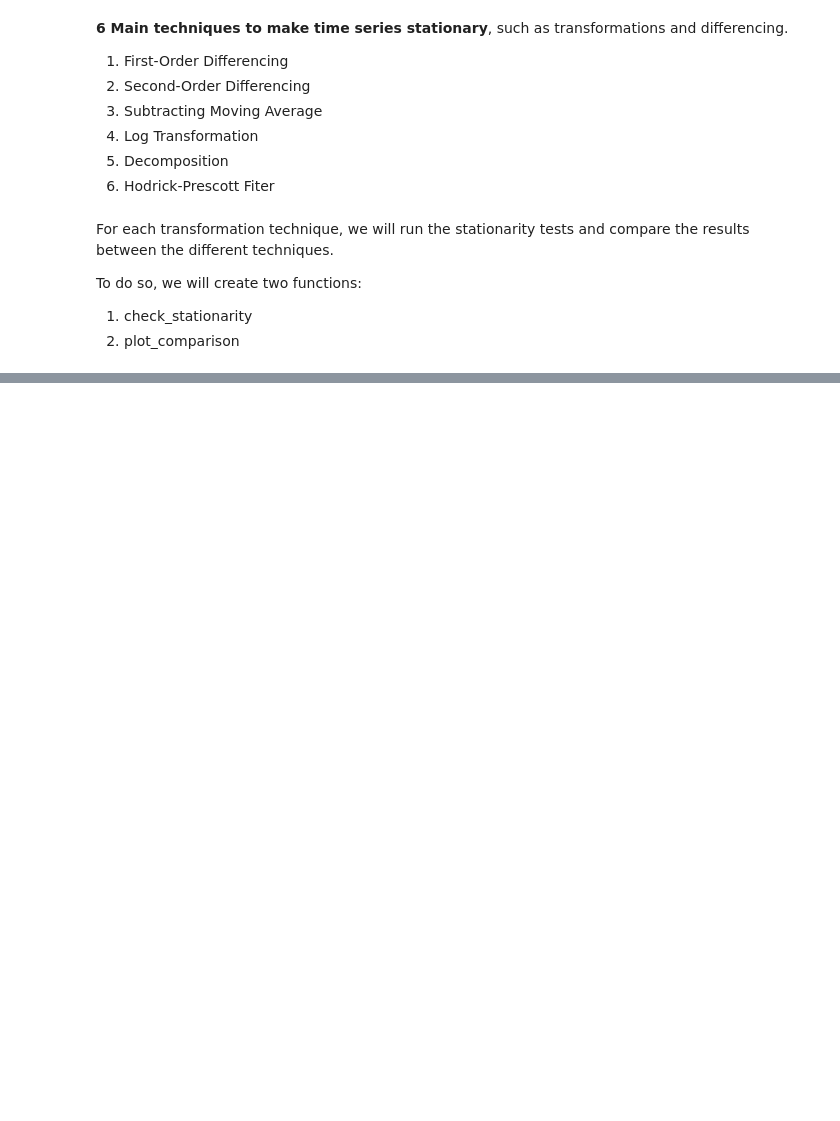
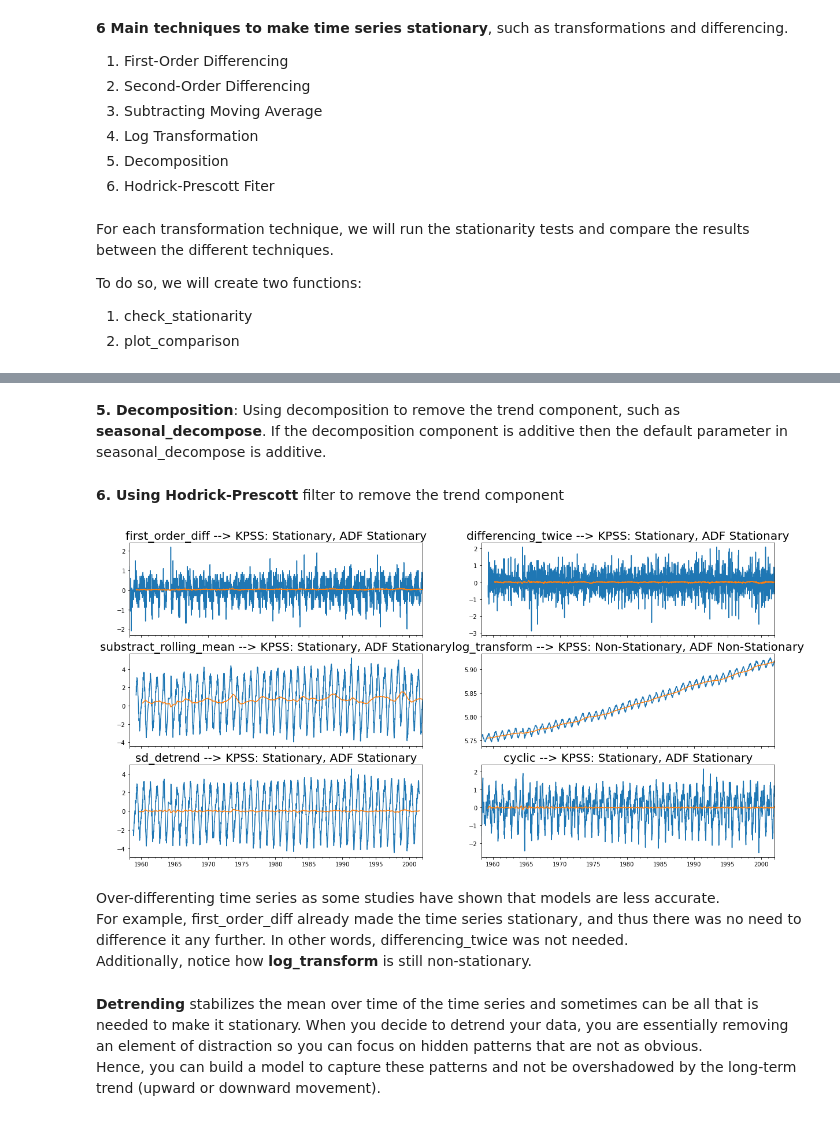
Before and after one commit to raadlak/Time-Series-Analysis-Forecasting, a Jupyter notebook: TimeSeriesAnalysis_Python.ipynb, the cells around one changed output, grey strips where cells are left out. Saved outputs shown, nothing was run; the diff lists cells and outputs as text; code cells hidden in the pictures; blank space fills up the shorter version.

Commit message:
Univariate Model

```diff
--- a/TimeSeriesAnalysis_Python.ipynb
+++ b/TimeSeriesAnalysis_Python.ipynb
@@ -2590,0 +2635,22 @@ def plot_comparison(methods, plot_type='line'):
+# %%
+log_transform = np.log(co2_df)
+# %% [markdown]
+**5. Decomposition**: Using decomposition to remove the trend component, such as **seasonal_decompose**. If the decomposition component is additive then the default parameter in seasonal_decompose is additive.
+# %%
+decom = seasonal_decompose(co2_df)
+sd_detrend = decom.observed - decom.trend
+# %% [markdown]
+**6. Using Hodrick-Prescott** filter to remove the trend component
+# %%
+cyclic, trend = hpfilter(co2_df)
+# %%
+methods = [first_order_diff, differencing_twice, substract_rolling_mean, log_transform, sd_detrend, cyclic]
+# %%
+plot_comparison(methods) #Plotting the different methods to make the CO2 time series stationary
+# %% [output]
+[figure, added]
+# %% [markdown]
+Over-differenting time series as some studies have shown that models are less accurate. <br>
+For example, first_order_diff already made the time series stationary, and thus there was no need to difference it any further. In other words, differencing_twice was not needed. <br> Additionally, notice how **log_transform** is still non-stationary.
+# %% [markdown]
+**Detrending** stabilizes the mean over time of the time series and sometimes can be all that is needed to make it stationary. When you decide to detrend your data, you are essentially removing an element of distraction so you can focus on hidden patterns that are not as obvious.<br> Hence, you can build a model to capture these patterns and not be overshadowed by the long-term trend (upward or downward movement).
```
Also changed, not shown: parts of 139 cells of this notebook, 45 other files.
